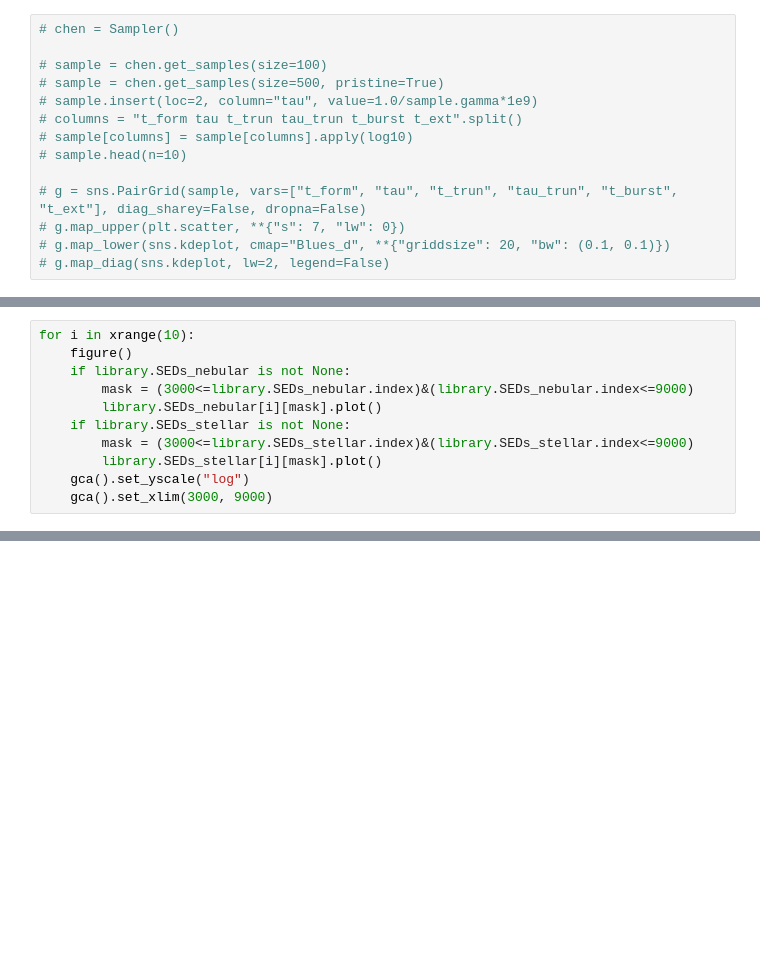
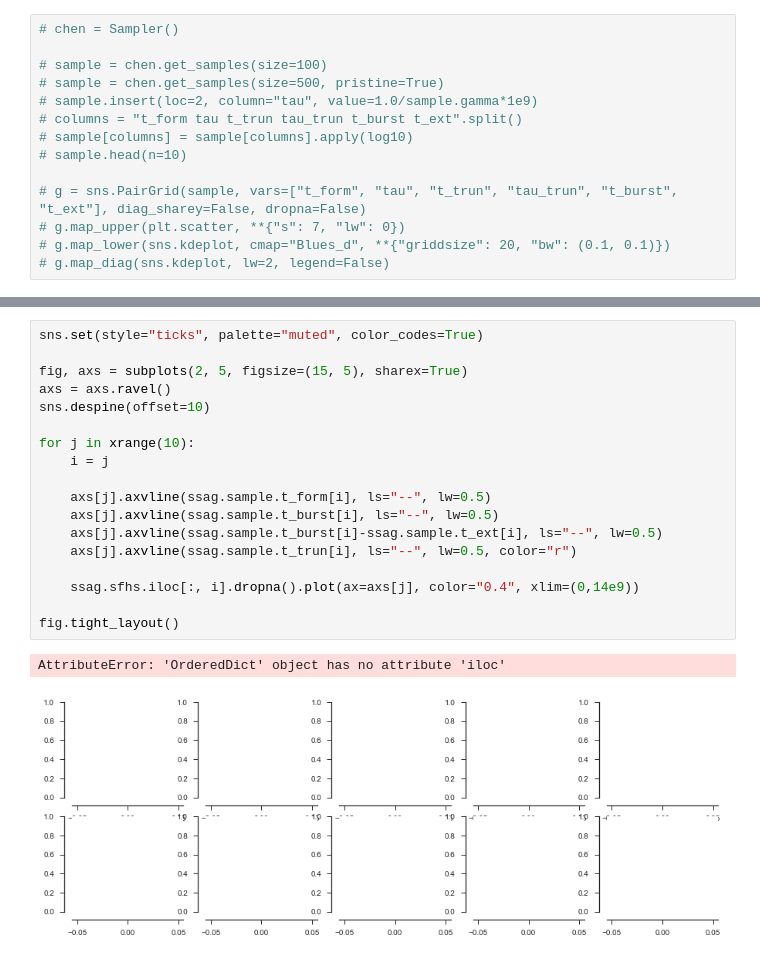
Before and after one commit to ajmejia/photo-ew, a Jupyter notebook: notebooks/testing-issag.ipynb, the cells around one changed output, grey strips where cells are left out. Drawn from its saved outputs; the diff is of its cells as text; blank space fills up the shorter version.

```diff
--- a/notebooks/testing-issag.ipynb
+++ b/notebooks/testing-issag.ipynb
@@ -60,11 +63,0 @@ fig.tight_layout()
-# %%
-for i in xrange(10):
-    figure()
-    if library.SEDs_nebular is not None:
-        mask = (3000<=library.SEDs_nebular.index)&(library.SEDs_nebular.index<=9000)
-        library.SEDs_nebular[i][mask].plot()
-    if library.SEDs_stellar is not None:
-        mask = (3000<=library.SEDs_stellar.index)&(library.SEDs_stellar.index<=9000)
-        library.SEDs_stellar[i][mask].plot()
-    gca().set_yscale("log")
-    gca().set_xlim(3000, 9000)
@@ -81,0 +64,21 @@ for i in xrange(10):
+# %%
+sns.set(style="ticks", palette="muted", color_codes=True)
+
+fig, axs = subplots(2, 5, figsize=(15, 5), sharex=True)
+axs = axs.ravel()
+sns.despine(offset=10)
+
+for j in xrange(10):
+    i = j
+
+    axs[j].axvline(ssag.sample.t_form[i], ls="--", lw=0.5)
+    axs[j].axvline(ssag.sample.t_burst[i], ls="--", lw=0.5)
+    axs[j].axvline(ssag.sample.t_burst[i]-ssag.sample.t_ext[i], ls="--", lw=0.5)
+    axs[j].axvline(ssag.sample.t_trun[i], ls="--", lw=0.5, color="r")
+
+    ssag.sfhs.iloc[:, i].dropna().plot(ax=axs[j], color="0.4", xlim=(0,14e9))
+
+fig.tight_layout()
+# %% [output]
+AttributeError: 'OrderedDict' object has no attribute 'iloc'
+[figure, added]
```
Also changed, not shown: parts of 5 cells of this notebook, 1 other file.
